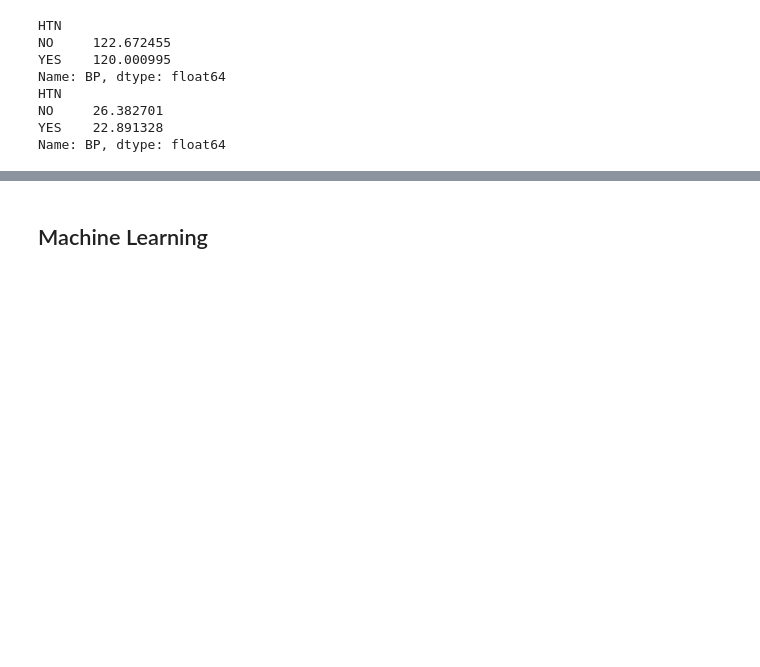
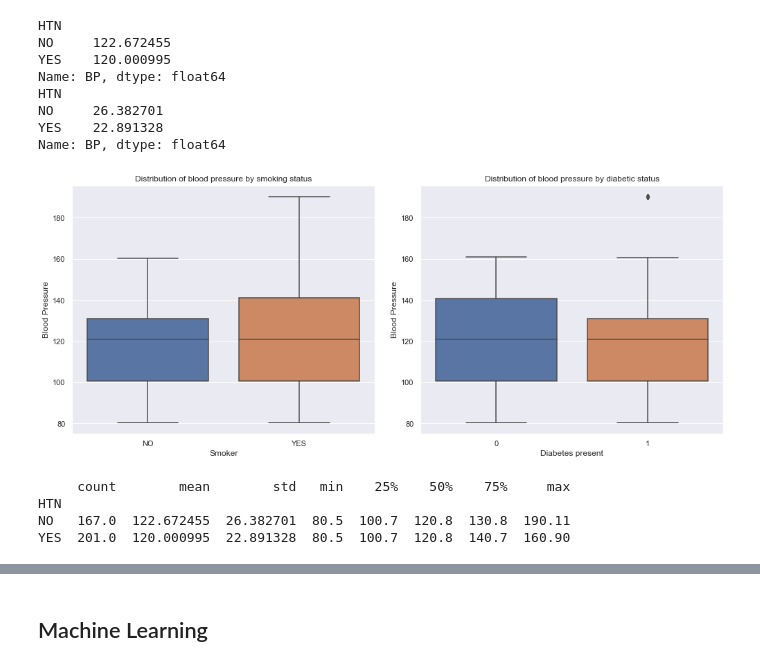
Before and after one commit to GBala-PrptlStdnt/-UCDPA_GregBala-, a Jupyter notebook: Predicting Heart Failure - Term project.ipynb, the cells around one changed output, grey strips where cells are left out. Drawn from its saved outputs; the diff is of its cells as text; code cells hidden in the pictures; blank space fills up the shorter version.

```diff
--- a/Predicting Heart Failure - Term project.ipynb
+++ b/Predicting Heart Failure - Term project.ipynb
@@ -489,0 +483,26 @@ Name: BP, dtype: float64
+# %%
+fig, (ax0, ax1) = plt.subplots(nrows=1, ncols=2, figsize=(14,6))
+sns.set()
+colours = {"Smoking": "r", "Diabetes":"b"}
+
+h= sns.boxplot(data=HFdf, x="Smoking", y="BP", ax=ax0)
+h.set(xlabel="Smoker", ylabel="Blood Pressure")
+ax0.set_title("Distribution of blood pressure by smoking status")
+
+i = sns.boxplot(data=HFdf, x="Diabetes", y="BP", ax=ax1)
+i.set(xlabel="Diabetes present", ylabel="Blood Pressure")
+ax1.set_title("Distribution of blood pressure by diabetic status")
+
+
+plt.tight_layout(h_pad=2.0, w_pad=2.0)
+plt.show()
+# %% [output]
+[figure, added]
+# %%
+groupedBPquart = HFdf.groupby("HTN")["BP"].describe()
+print(groupedBPquart)
+# %% [output]
+     count        mean        std   min    25%    50%    75%     max
+HTN
+NO   167.0  122.672455  26.382701  80.5  100.7  120.8  130.8  190.11
+YES  201.0  120.000995  22.891328  80.5  100.7  120.8  140.7  160.90
```
Also changed, not shown: parts of 17 cells of this notebook.
